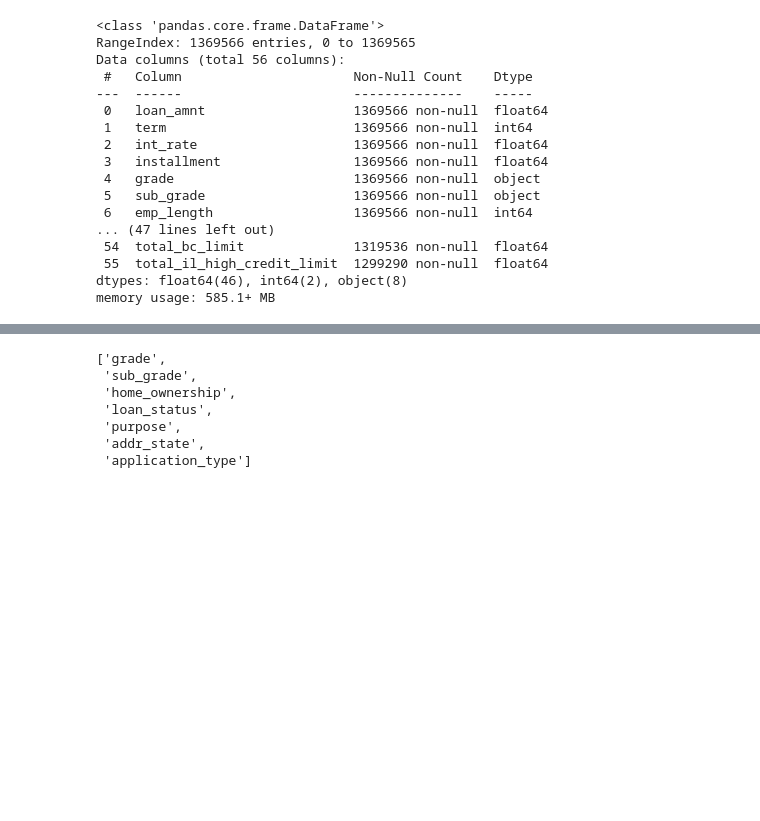
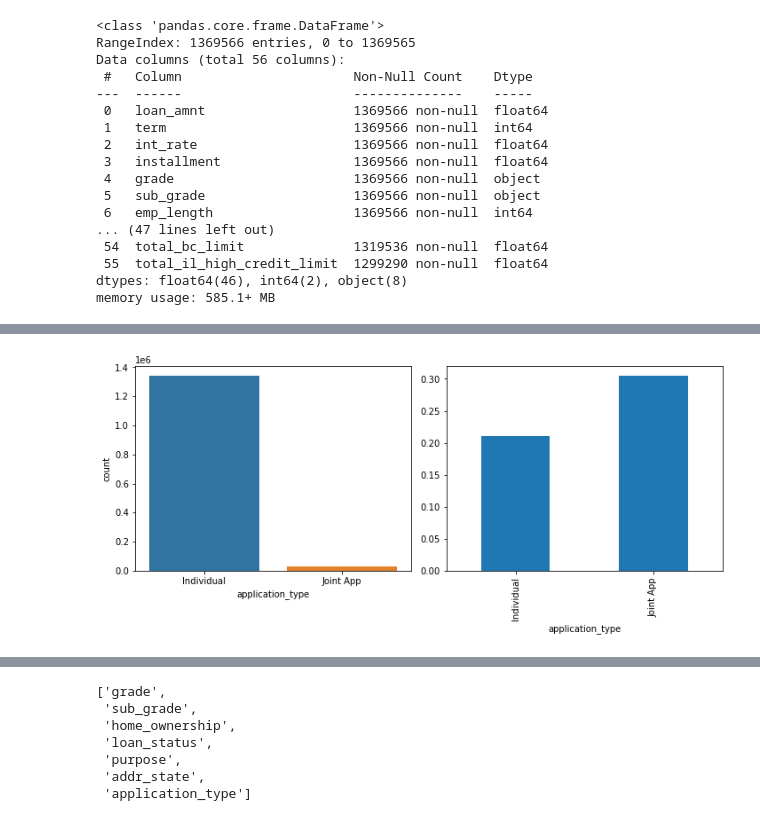
Before and after one commit to WeiDong-Sanderson/LendingClub_Default-Prediction, a Jupyter notebook: Notebook/2. Exploratory Data Analysis (EDA).ipynb, the cells around one changed output, grey strips where cells are left out. Cells and saved outputs as stored; diff of their text form; code cells hidden in the pictures; blank space fills up the shorter version.

```diff
--- a/Notebook/2. Exploratory Data Analysis (EDA).ipynb
+++ b/Notebook/2. Exploratory Data Analysis (EDA).ipynb
@@ -74,0 +104,14 @@ df['Default'] = df['loan_status'].map({'Fully Paid' : 0, 'Default': 1})
+# %%
+plt.figure(figsize=(10, 8))
+
+plt.subplot(2, 2, 1)
+sns.countplot(df.application_type)
+
+plt.subplot(2, 2, 2)
+df.groupby('application_type')['Default'].mean().plot.bar()
+
+plt.tight_layout()
+
+#There are more individual application types but joint applications has higher default rates.
+# %% [output]
+[figure, added]
```
Also changed, not shown: parts of 59 cells of this notebook.
